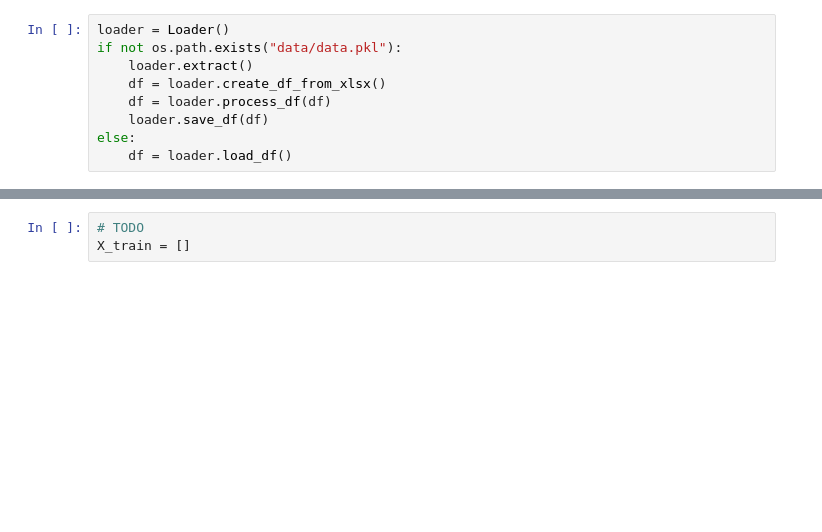
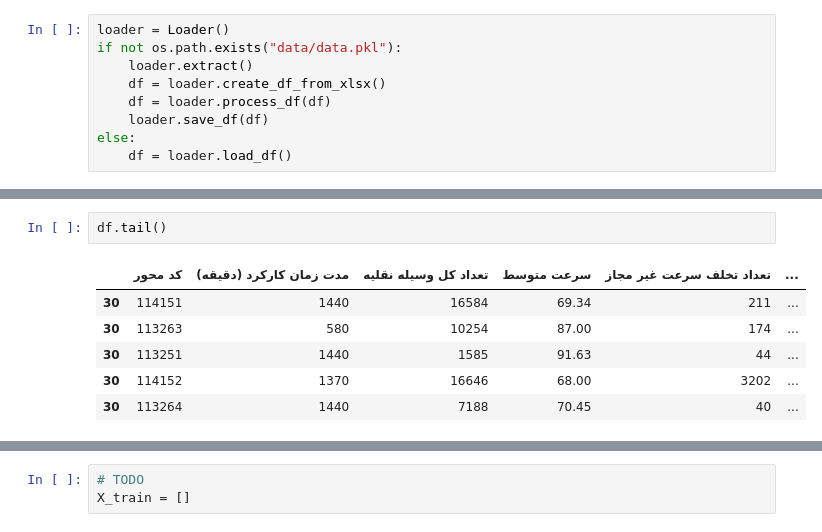
Before and after one commit to sfdkiaei/ICAISV2023, a Jupyter notebook: outlier_detection.ipynb, the cells around one changed output, grey strips where cells are left out. Drawn from its saved outputs; the diff is of its cells as text; blank space fills up the shorter version.

```diff
--- a/outlier_detection.ipynb
+++ b/outlier_detection.ipynb
@@ -63,0 +117,9 @@ print(loader.get_roads())
+# %%
+df.tail()
+# %% [output]
+|  | کد محور | مدت زمان کارکرد (دقیقه) | تعداد کل وسیله نقلیه | سرعت متوسط | تعداد تخلف سرعت غیر مجاز | ... |
+| 30 | 114151 | 1440 | 16584 | 69.34 | 211 | ... |
+| 30 | 113263 | 580 | 10254 | 87.00 | 174 | ... |
+| 30 | 113251 | 1440 | 1585 | 91.63 | 44 | ... |
+| 30 | 114152 | 1370 | 16646 | 68.00 | 3202 | ... |
+| 30 | 113264 | 1440 | 7188 | 70.45 | 40 | ... |
```
Also changed, not shown: parts of 20 cells of this notebook, 2 other files.
